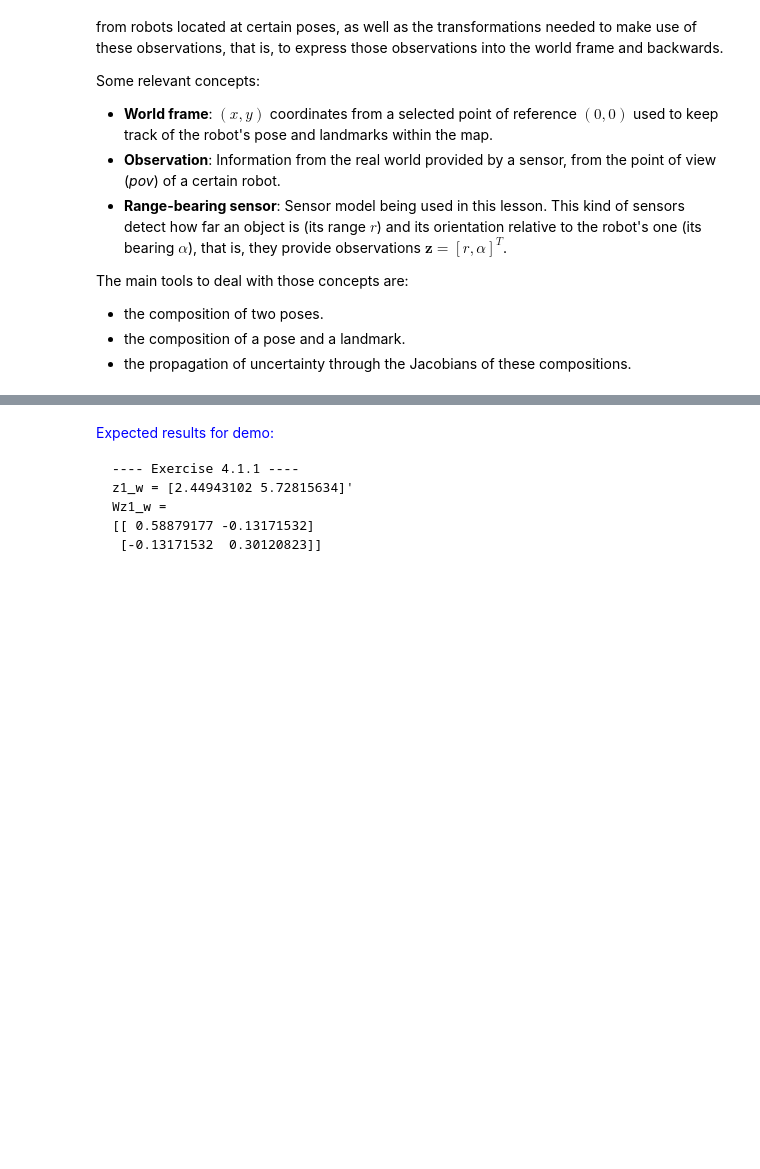
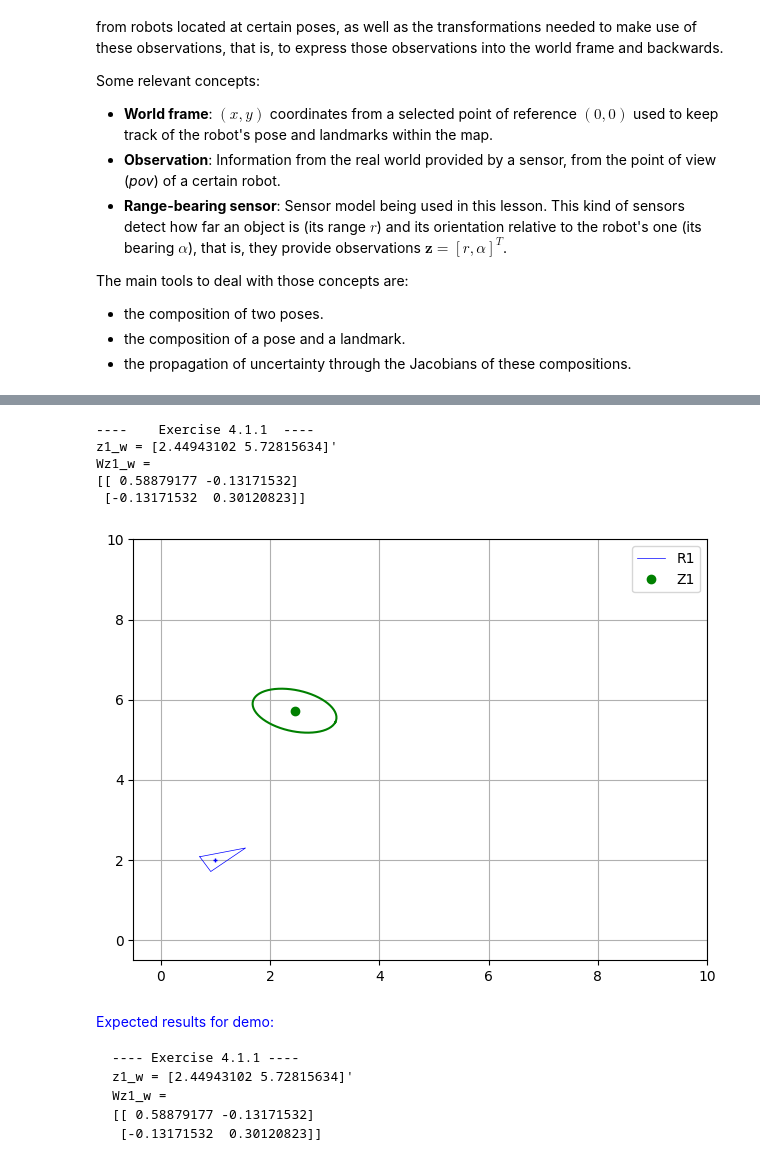
Before and after one commit to jalcausa/Robotica, a Jupyter notebook: Practicas/uma_robotics_2027/Chapter 04.Robot sensing/4.1 Landmark-based models.ipynb, the cells around one changed output, grey strips where cells are left out. Drawn from its saved outputs; the diff is of its cells as text; code cells hidden in the pictures; blank space fills up the shorter version.

```diff
--- a/Practicas/uma_robotics_2027/Chapter 04.Robot sensing/4.1 Landmark-based models.ipynb
+++ b/Practicas/uma_robotics_2027/Chapter 04.Robot sensing/4.1 Landmark-based models.ipynb
@@ -204,16 +204,16 @@ def to_world_frame(x1_w, Qx1_w, z1_p_r, W1):
 
     # Jacobian dz_c/dz_p to convert the measurement uncertainty from polar to cartesian coordinates
     Jac_pol_car = np.array([
-        [None, None],
-        [None, None]
+        [c, -r*s],
+        [s,  r*c]
     ])
 
     # Build a tuple with:
     # z1_car_rel[0]: coordinates of the sensor measurement in cartesian coordinates relative to robot position (z^1_c)
     # z1_car_rel[1]: its associated uncertainty expressed in cartesian coordinates (Sigma_z^1_c)
     z1_car_rel = (
-            np.vstack([None,None]), # position
-            None@W1@None # uncertainty
+            np.vstack([r*c, r*s]), # position
+            Jac_pol_car@W1@Jac_pol_car.T # uncertainty
             )
 
     z1_ext = np.vstack([z1_car_rel[0], 0]) # Extends z1 for its usage in the Jacobian functions J1 and J2
@@ -222,39 +222,46 @@ def to_world_frame(x1_w, Qx1_w, z1_p_r, W1):
     Jac_ap = J1(x1_w ,z1_ext)[0:2,:] # Jacobian dm^1/dx_1 for expressing the uncertainty in the robot pose in a global frame
     Jac_aa = J2(x1_w ,z1_ext)[0:2,0:2] # This one (dm^1/dz^1_c) expresses the uncertainty in the measurement in a global frame
 
-    z1_w = tcomp(None ,None)[0:2,[0]] # Compute coordinates of the landmark in the world
-    Wz1 = (None @ Qx1_w @ None
-          + None @ z1_car_rel[1] @ None) # Finally, propagate the covariance!
+    z1_w = tcomp(x1_w ,z1_ext)[0:2,[0]] # Compute coordinates of the landmark in the world
+    Wz1 = (Jac_ap @ Qx1_w @ Jac_ap.T
+          + Jac_aa @ z1_car_rel[1] @ Jac_aa.T) # Finally, propagate the covariance!
 
     return z1_w, Wz1
 # %%
 # Robot
 x1_w = np.vstack([1, 2, 0.5]) # Robot R1 pose x_1
 Qx1_w = np.zeros((3, 3)) # Robot pose covariance matrix (uncertainty) Sigma_x_1
 
 # Landmark observation
 z1_p_r = np.vstack([4., .7]) # Measurement/Observation z^1_p
 W1 = np.diag([0.25, 0.04]) # Sensor noise covariance Sigma_z^1_p
 
 # Express the landmark observation in the world frame (mean and covariance of m^1)
 z1_w, Wz1 = to_world_frame(x1_w, Qx1_w, z1_p_r, W1)
 
 # Visualize the results
 fig, ax = plt.subplots()
 plt.xlim([-.5, 10])
 plt.ylim([-.5, 10])
 plt.grid()
 plt.tight_layout()
 
 DrawRobot(fig, ax, x1_w, label='R1', color='blue')
 
 ax.plot(z1_w[0, 0], z1_w[1, 0], 'o', label='Z1', color='green')
-PlotEllipse(fig, ax, None, None, color='green')
+PlotEllipse(fig, ax, z1_w, Wz1, color='green')
 
 plt.legend()
 print('----\tExercise 4.1.1\t----\n'+
       'z1_w = {}\'\n'.format(z1_w.flatten())
       + 'Wz1_w = \n{}\n'.format(Wz1))
+# %% [output]
+----    Exercise 4.1.1  ----
+z1_w = [2.44943102 5.72815634]'
+Wz1_w =
+[[ 0.58879177 -0.13171532]
+ [-0.13171532  0.30120823]]
+[figure, added]
 # %% [markdown]
 <span style="color:blue">Expected results for demo:</span>
 
```
Also changed, not shown: parts of 25 cells of this notebook, 37 other files.
